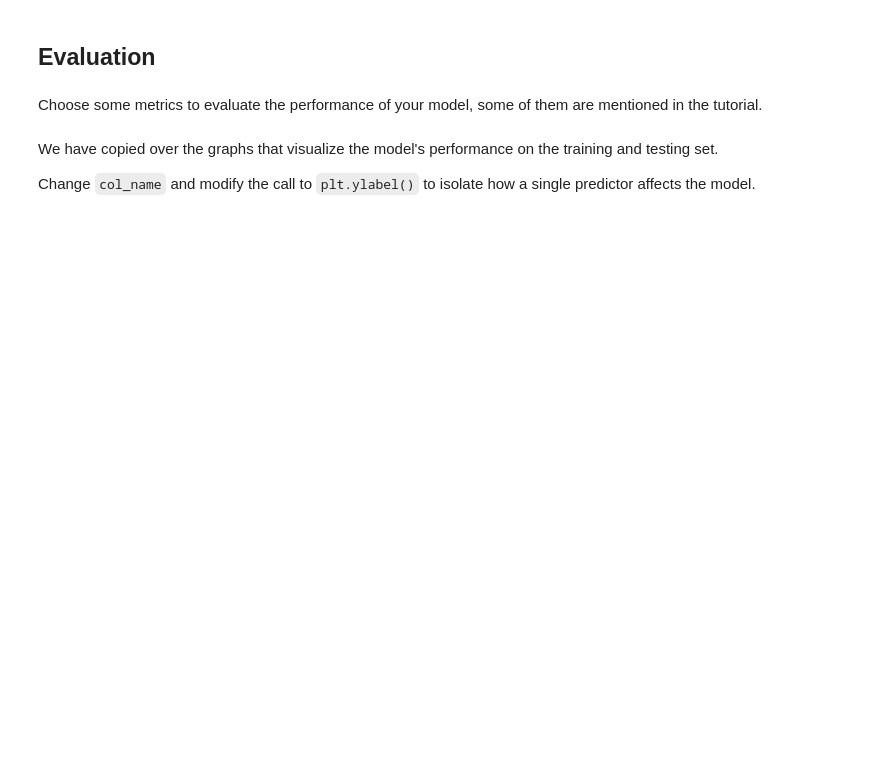
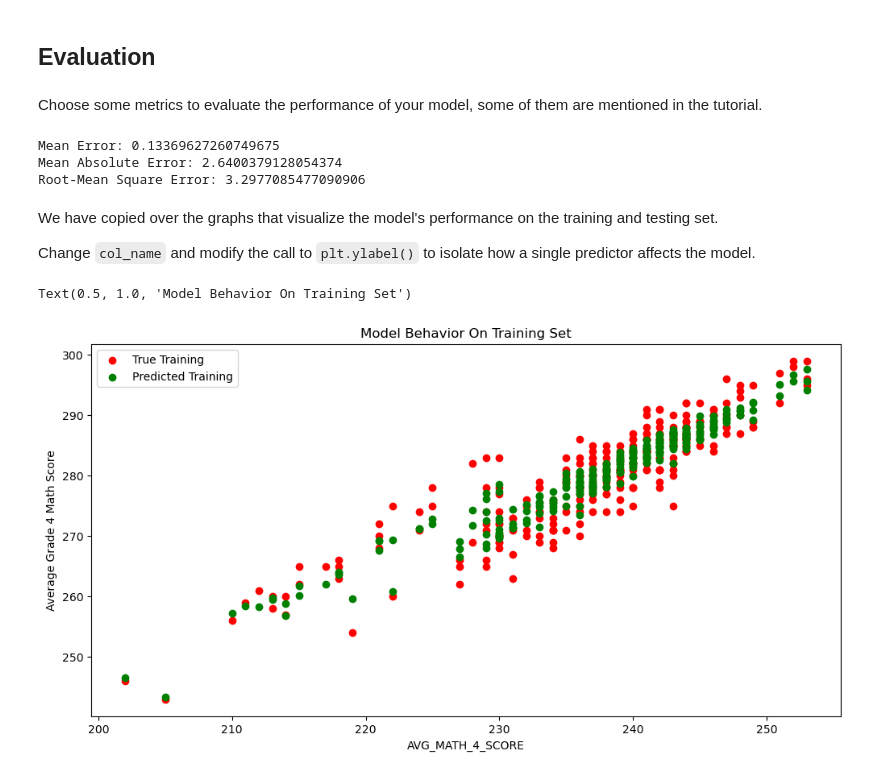
Before and after one commit to zacharyl11/MDST-Onboarding-Zachary-Lin, a Jupyter notebook: tutorial1/checkpoint1.ipynb, the cells around one changed output. Cells and saved outputs as stored; diff of their text form; code cells hidden in the pictures; blank space fills up the shorter version.

```diff
--- a/tutorial1/checkpoint1.ipynb
+++ b/tutorial1/checkpoint1.ipynb
@@ -240,8 +248,27 @@ from sklearn.model_selection import train_test_split
+# %%
+# @@@ 8
+
+# It appears that Grade 4 Math and Reading scores are strong predictors of
+# Grade 8 Math scores, so I will include these series as predictors. In addition
+# although instruction expenditure per student does not show as strong of
+# a prediction for Grade 8 Math scores as either Grade 4 Math scores or
+# Grade 4 Reading scores, it nonetheless also shows a moderately strong
+# and interestingly non-linear correlation with Grade 8 Math scores.
+# Therefore, I will also include it as a predictor.
+# We drop any rows that are missing a value for one of these three
+# series to avoid any errors
+X = df[['AVG_MATH_4_SCORE', 'AVG_READING_4_SCORE', 'INSTRUCTION_EXPENDITURE_PER_STUDENT']].dropna()
+y = df.loc[X.index]['AVG_MATH_8_SCORE']
+
+# We should not have any missing average Grade 8 Math scores, but
+# we will fill in any missing scores to be safe. We use the median
+# to fill in missing scores as the distribution of scores is
+# skewed left.
+y.fillna(y.median(), inplace=True)
 # %%
 # @@@ 9
 
-# X_train, X_test, y_train, y_test = train_test_split(
-#      X, y, test_size=, random_state=42)
+X_train, X_test, y_train, y_test = train_test_split(X, y, test_size=0.3, random_state=42)
 # %% [markdown]
 <h2> Prediction </h2>
 # %% [markdown]
@@ -252,7 +282,6 @@ ML Models [Resource](https://medium.com/@vijaya.beeravalli/comparison-of-machine
 # %%
 # @@@ 11
-# create your model here
-# model =
+model = LinearRegression()
 # %%
 model.fit(X_train, y_train)
 # %% [output]
@@ -268,3 +295,17 @@ Choose some metrics to evaluate the performance of your model, some of them are
+# %%
+# @@@ 12
+# Mean error
+print('Mean Error: {}'.format(np.mean(model.predict(X_test)-y_test)))
+
+# Mean absolute error
+print('Mean Absolute Error: {}'.format(np.mean(np.abs(model.predict(X_test) - y_test))))
+
+# Root-Mean Square Error
+print('Root-Mean Square Error: {}'.format(np.mean((model.predict(X_test)-y_test)**2)**0.5))
+# %% [output]
+Mean Error: 0.13369627260749675
+Mean Absolute Error: 2.6400379128054374
+Root-Mean Square Error: 3.2977085477090906
 # %% [markdown]
 We have copied over the graphs that visualize the model's performance on the training and testing set.
 
@@ -272,17 +313,20 @@ Change `col_name` and modify the call to `plt.ylabel()` to isolate how a single
 # %%
 # @@@ 13
 
-# col_name = 'COLUMN NAME OF ONE PREDICTOR'
+col_name = 'AVG_MATH_4_SCORE'
 
 
-# f = plt.figure(figsize=(12,6))
-# plt.scatter(X_train[col_name], y_train, color = "red")
-# plt.scatter(X_train[col_name], model.predict(X_train), color = "green")
+f = plt.figure(figsize=(12,6))
+plt.scatter(X_train[col_name], y_train, color = "red")
+plt.scatter(X_train[col_name], model.predict(X_train), color = "green")
 
-# plt.legend(['True Training','Predicted Training'])
-# plt.xlabel(col_name)
-# plt.ylabel('NAME OF THE PREDICTOR')
-# plt.title("Model Behavior On Training Set")
+plt.legend(['True Training','Predicted Training'])
+plt.xlabel(col_name)
+plt.ylabel('Average Grade 4 Math Score')
+plt.title("Model Behavior On Training Set")
+# %% [output]
+Text(0.5, 1.0, 'Model Behavior On Training Set')
+[figure, added]
 # %%
 # @@@ 14
 
```
Also changed, not shown: parts of 10 cells of this notebook.
